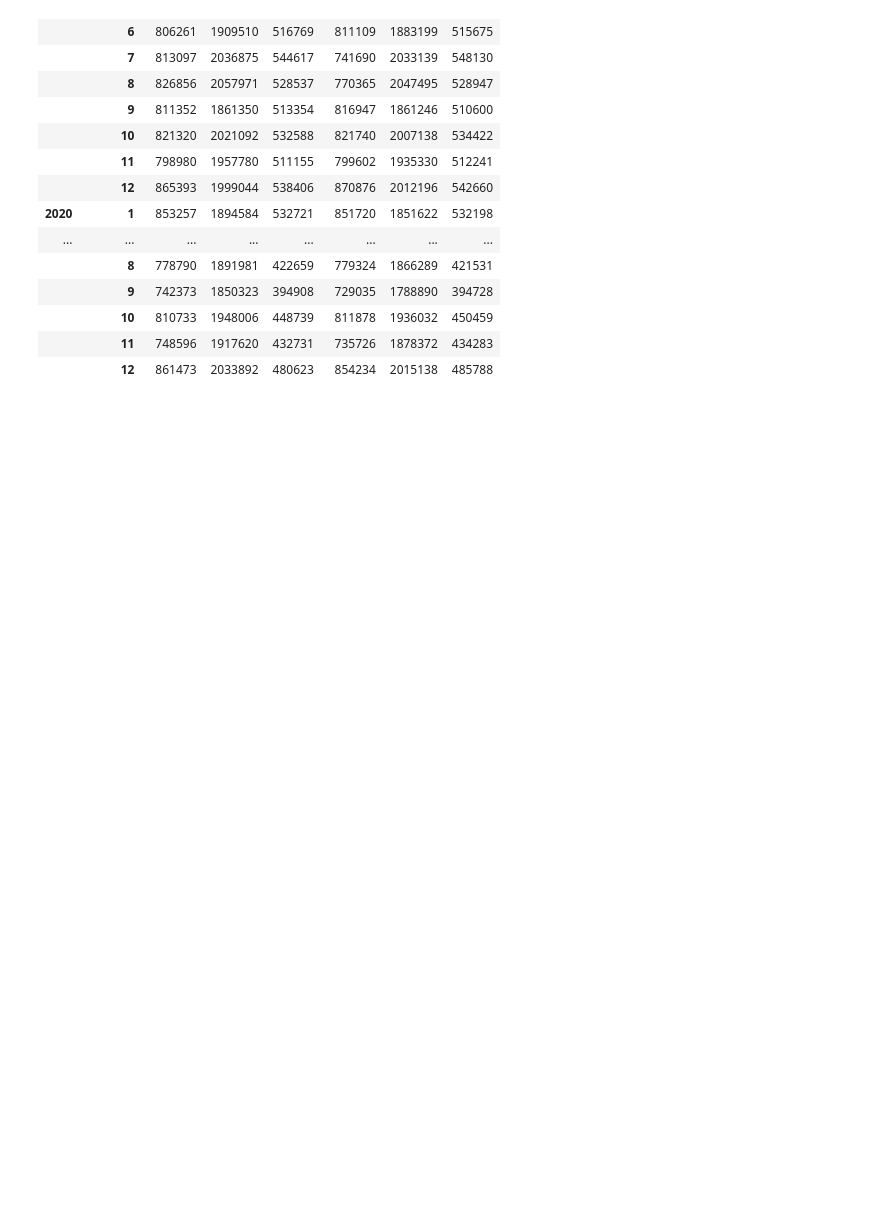
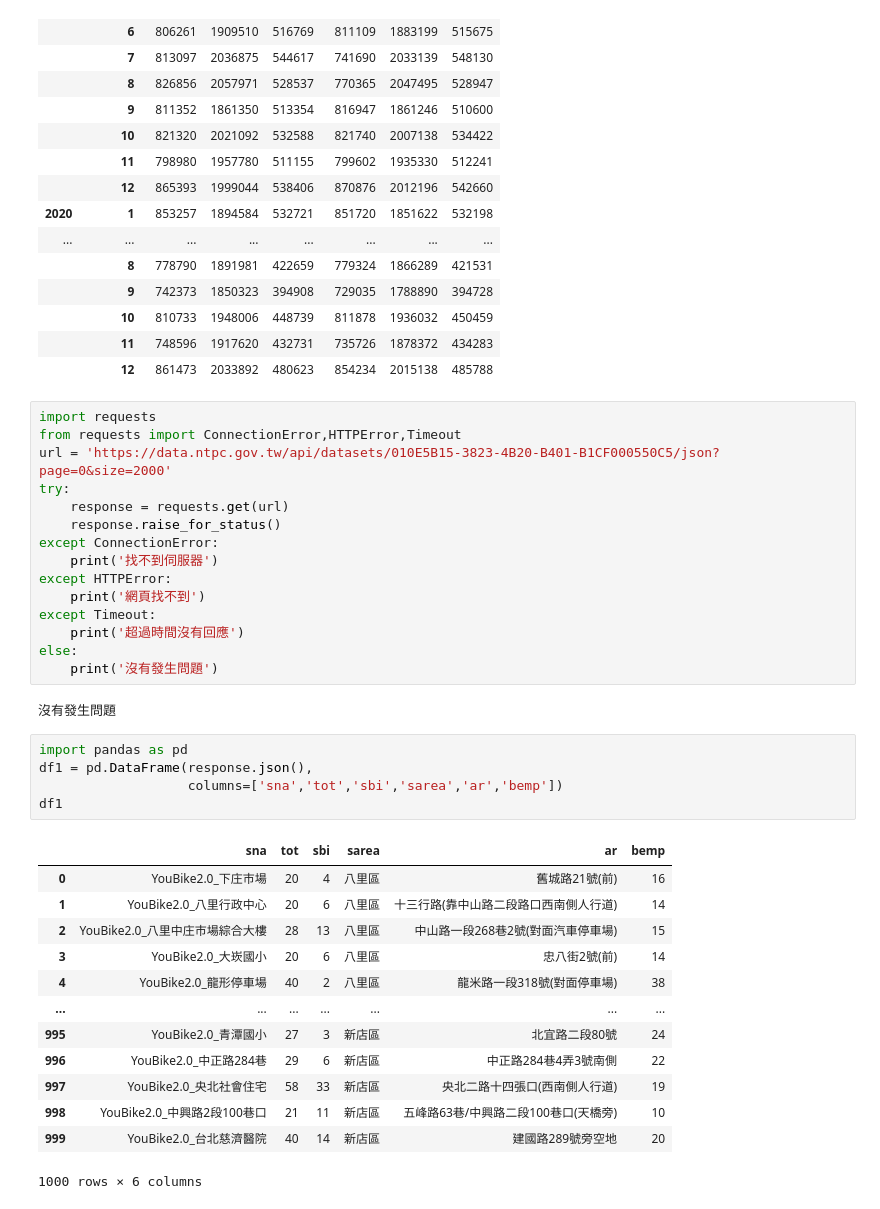
Before and after one commit to Oscar-Lee-20211298/__2024_07_29_AI_1_3_, a Jupyter notebook: lesson20.ipynb, the cells around one changed output. Saved outputs shown, nothing was run; the diff lists cells and outputs as text; blank space fills up the shorter version.

```diff
--- a/lesson20.ipynb
+++ b/lesson20.ipynb
@@ -562,3 +562,39 @@ df2.unstack(level='車站名稱')
 |  | 10 | 810733 | 1948006 | 448739 | 811878 | 1936032 | 450459 |
 |  | 11 | 748596 | 1917620 | 432731 | 735726 | 1878372 | 434283 |
 |  | 12 | 861473 | 2033892 | 480623 | 854234 | 2015138 | 485788 |
+# %%
+import requests
+from requests import ConnectionError,HTTPError,Timeout
+url = 'https://data.ntpc.gov.tw/api/datasets/010E5B15-3823-4B20-B401-B1CF000550C5/json?page=0&size=2000'
+try:
+    response = requests.get(url)
+    response.raise_for_status()
+except ConnectionError:
+    print('找不到伺服器')
+except HTTPError:
+    print('網頁找不到')
+except Timeout:
+    print('超過時間沒有回應')
+else:
+    print('沒有發生問題')
+# %% [output]
+沒有發生問題
+# %%
+import pandas as pd
+df1 = pd.DataFrame(response.json(),
+                   columns=['sna','tot','sbi','sarea','ar','bemp'])
+df1
+# %% [output]
+|  | sna | tot | sbi | sarea | ar | bemp |
+| 0 | YouBike2.0_下庄市場 | 20 | 4 | 八里區 | 舊城路21號(前) | 16 |
+| 1 | YouBike2.0_八里行政中心 | 20 | 6 | 八里區 | 十三行路(靠中山路二段路口西南側人行道) | 14 |
+| 2 | YouBike2.0_八里中庄市場綜合大樓 | 28 | 13 | 八里區 | 中山路一段268巷2號(對面汽車停車場) | 15 |
+| 3 | YouBike2.0_大崁國小 | 20 | 6 | 八里區 | 忠八街2號(前) | 14 |
+| 4 | YouBike2.0_龍形停車場 | 40 | 2 | 八里區 | 龍米路一段318號(對面停車場) | 38 |
+| ... | ... | ... | ... | ... | ... | ... |
+| 995 | YouBike2.0_青潭國小 | 27 | 3 | 新店區 | 北宜路二段80號 | 24 |
+| 996 | YouBike2.0_中正路284巷 | 29 | 6 | 新店區 | 中正路284巷4弄3號南側 | 22 |
+| 997 | YouBike2.0_央北社會住宅 | 58 | 33 | 新店區 | 央北二路十四張口(西南側人行道) | 19 |
+| 998 | YouBike2.0_中興路2段100巷口 | 21 | 11 | 新店區 | 五峰路63巷/中興路二段100巷口(天橋旁) | 10 |
+| 999 | YouBike2.0_台北慈濟醫院 | 40 | 14 | 新店區 | 建國路289號旁空地 | 20 |
+1000 rows × 6 columns
```
Also changed, not shown: parts of 2 cells of this notebook.
